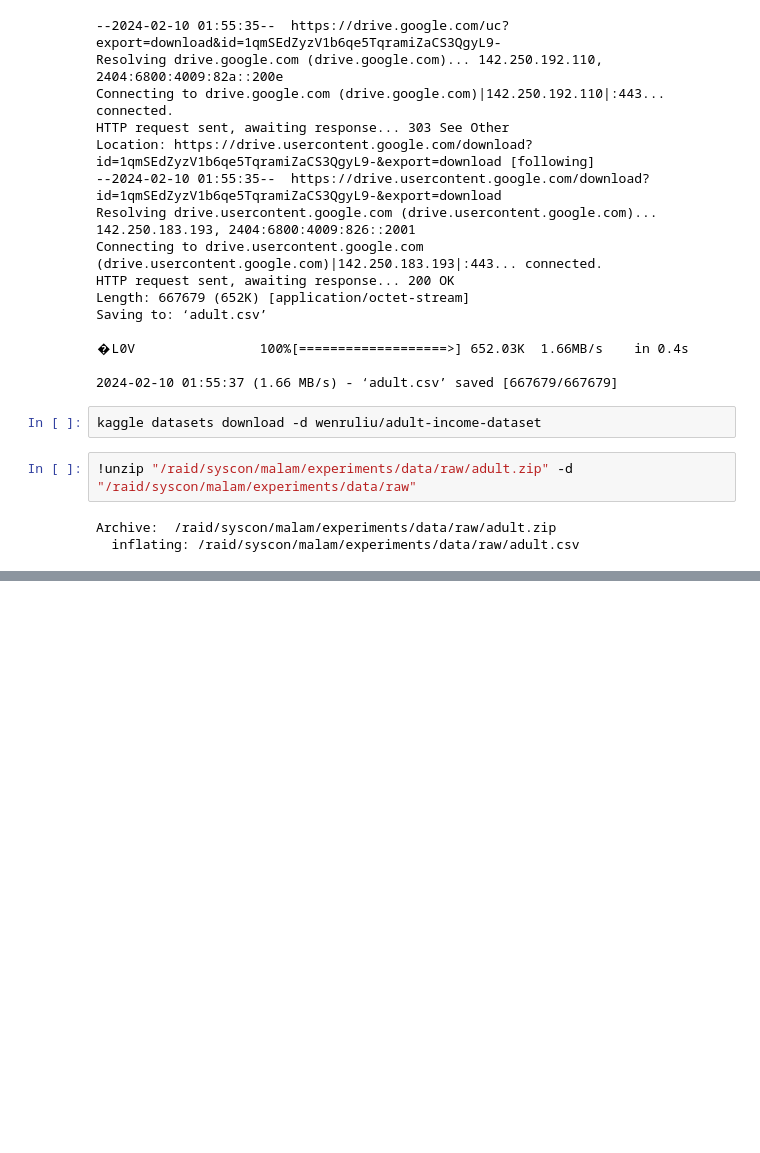
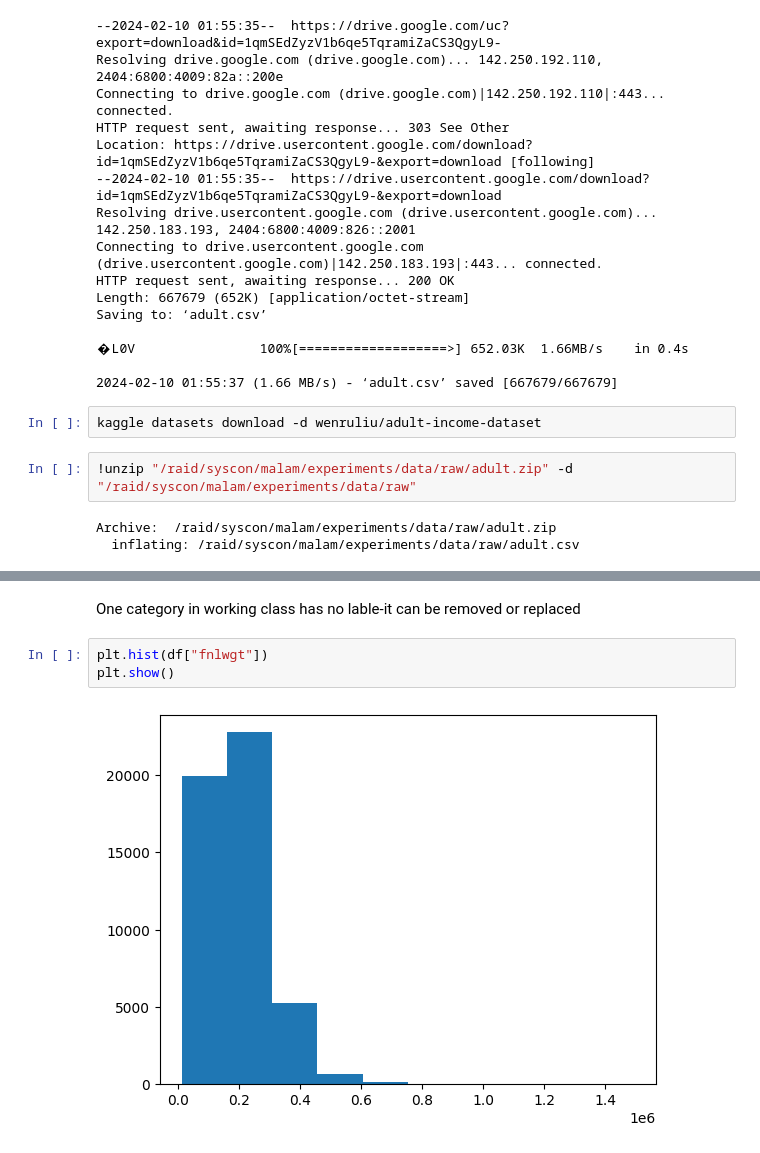
Before and after one commit to manauwar713/experiments, a Jupyter notebook: notebooks/notebook.ipynb, the cells around one changed output, grey strips where cells are left out. Saved outputs shown, nothing was run; the diff lists cells and outputs as text; blank space fills up the shorter version.

```diff
--- a/notebooks/notebook.ipynb
+++ b/notebooks/notebook.ipynb
@@ -56,0 +112,7 @@ df.head(5)
+# %% [markdown]
+One category in working class has no lable-it can be removed or replaced
+# %%
+plt.hist(df["fnlwgt"])
+plt.show()
+# %% [output]
+[figure, added]
```
Also changed, not shown: parts of 24 cells of this notebook, 2 other files.
